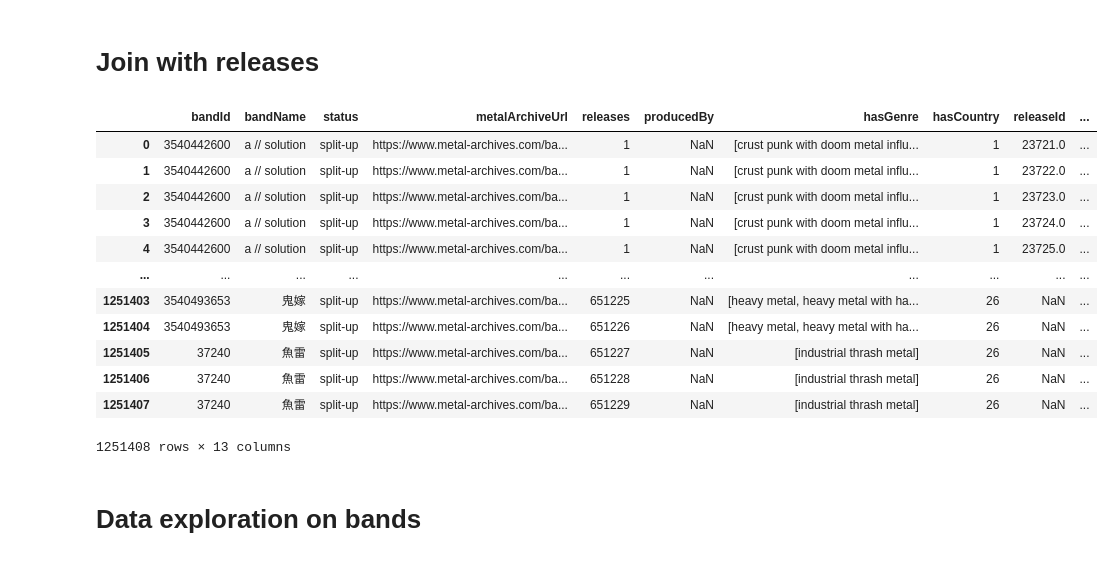
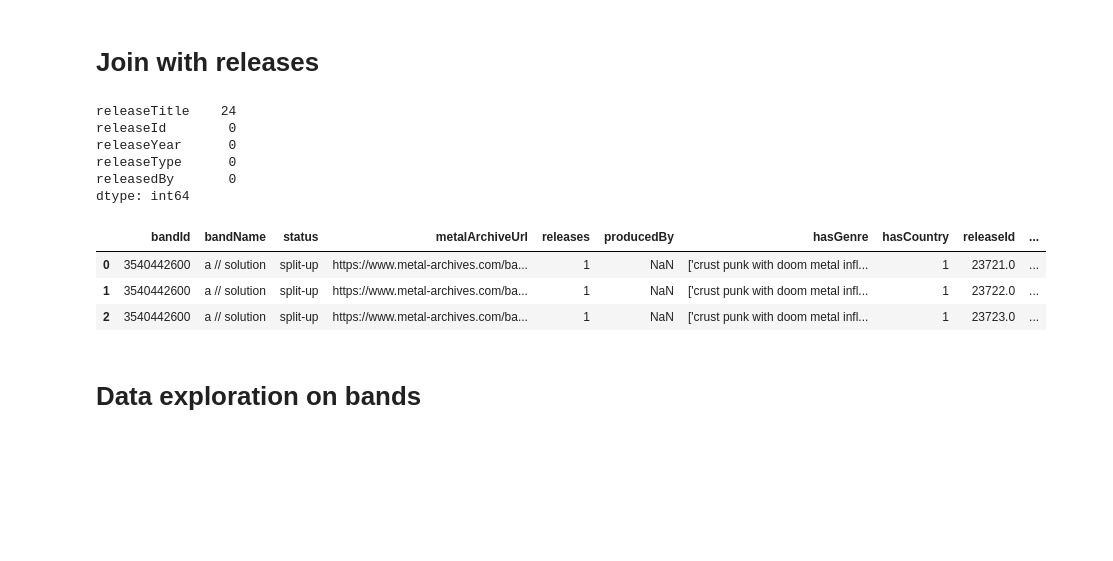
Before and after one commit to OceanBerlinghieri/ontometal, a Jupyter notebook: analysis/normalized_data_v1.ipynb, the cells around one changed output. Cells and saved outputs as stored; diff of their text form; code cells hidden in the pictures; blank space fills up the shorter version.

```diff
--- a/analysis/normalized_data_v1.ipynb
+++ b/analysis/normalized_data_v1.ipynb
@@ -250,33 +261,33 @@ releases = pd.read_csv("src/etl/data/normalized/releases.csv").copy()
 import ast
 
 bands["releases"] = bands["releases"].apply(ast.literal_eval)
+# %%
+releases.isna().sum().sort_values(ascending=False)
+# %% [output]
+releaseTitle    24
+releaseId        0
+releaseYear      0
+releaseType      0
+releasedBy       0
+dtype: int64
 # %%
 
 # Correct join
 bands = bands.explode("releases")
 
 merged = bands.merge(
     releases,
     left_on="releases",
     right_on="releasedBy",
     how="left"
 )
 
-merged
+merged.head(3)
 # %% [output]
 |  | bandId | bandName | status | metalArchiveUrl | releases | producedBy | hasGenre | hasCountry | releaseId | ... |
-| 0 | 3540442600 | a // solution | split-up | https://www.metal-archives.com/ba... | 1 | NaN | [crust punk with doom metal influ... | 1 | 23721.0 | ... |
-| 1 | 3540442600 | a // solution | split-up | https://www.metal-archives.com/ba... | 1 | NaN | [crust punk with doom metal influ... | 1 | 23722.0 | ... |
-| 2 | 3540442600 | a // solution | split-up | https://www.metal-archives.com/ba... | 1 | NaN | [crust punk with doom metal influ... | 1 | 23723.0 | ... |
-| 3 | 3540442600 | a // solution | split-up | https://www.metal-archives.com/ba... | 1 | NaN | [crust punk with doom metal influ... | 1 | 23724.0 | ... |
-| 4 | 3540442600 | a // solution | split-up | https://www.metal-archives.com/ba... | 1 | NaN | [crust punk with doom metal influ... | 1 | 23725.0 | ... |
-| ... | ... | ... | ... | ... | ... | ... | ... | ... | ... | ... |
-| 1251403 | 3540493653 | 鬼嫁 | split-up | https://www.metal-archives.com/ba... | 651225 | NaN | [heavy metal, heavy metal with ha... | 26 | NaN | ... |
-| 1251404 | 3540493653 | 鬼嫁 | split-up | https://www.metal-archives.com/ba... | 651226 | NaN | [heavy metal, heavy metal with ha... | 26 | NaN | ... |
-| 1251405 | 37240 | 魚雷 | split-up | https://www.metal-archives.com/ba... | 651227 | NaN | [industrial thrash metal] | 26 | NaN | ... |
-| 1251406 | 37240 | 魚雷 | split-up | https://www.metal-archives.com/ba... | 651228 | NaN | [industrial thrash metal] | 26 | NaN | ... |
-| 1251407 | 37240 | 魚雷 | split-up | https://www.metal-archives.com/ba... | 651229 | NaN | [industrial thrash metal] | 26 | NaN | ... |
+| 0 | 3540442600 | a // solution | split-up | https://www.metal-archives.com/ba... | 1 | NaN | ['crust punk with doom metal infl... | 1 | 23721.0 | ... |
+| 1 | 3540442600 | a // solution | split-up | https://www.metal-archives.com/ba... | 1 | NaN | ['crust punk with doom metal infl... | 1 | 23722.0 | ... |
+| 2 | 3540442600 | a // solution | split-up | https://www.metal-archives.com/ba... | 1 | NaN | ['crust punk with doom metal infl... | 1 | 23723.0 | ... |
-1251408 rows × 13 columns
 # %% [markdown]
 # Data exploration on bands
 # %%
```
Also changed, not shown: parts of 10 cells of this notebook, 9 other files.
